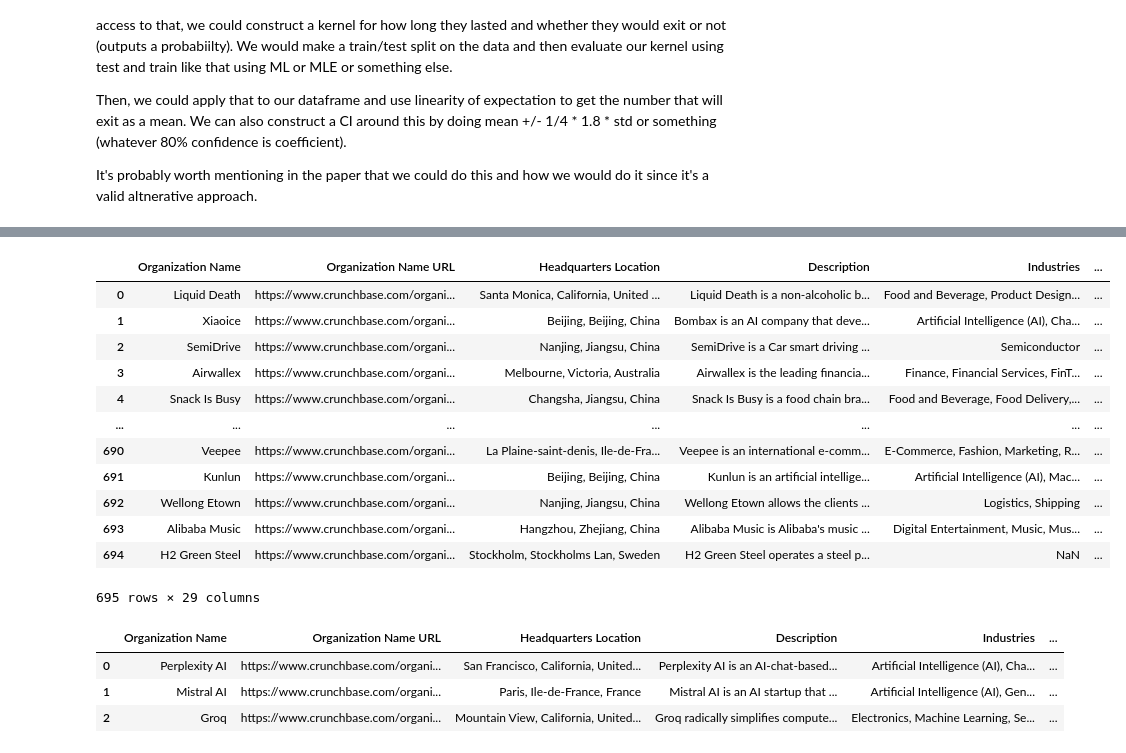
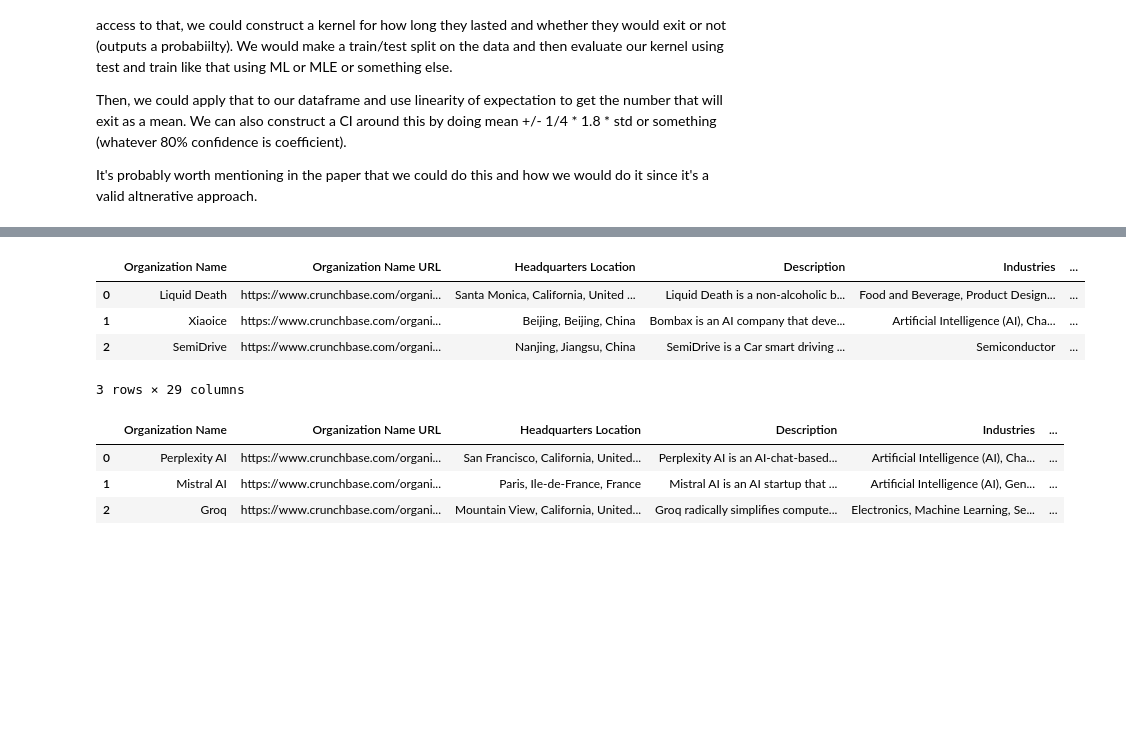
Before and after one commit to vktennis/STAT-165-Project, a Jupyter notebook: final project.ipynb, the cells around one changed output, grey strips where cells are left out. Drawn from its saved outputs; the diff is of its cells as text; code cells hidden in the pictures; blank space fills up the shorter version.

```diff
--- a/final project.ipynb
+++ b/final project.ipynb
@@ -286,21 +279,13 @@ current_df
 # %%
 df_g20k = pd.read_csv('current-unicorns-rank-greater-than-20k.csv')
 # %%
-df_g20k
+df_g20k.head(3)
 # %% [output]
 |  | Organization Name | Organization Name URL | Headquarters Location | Description | Industries | ... |
 | 0 | Liquid Death | https://www.crunchbase.com/organi... | Santa Monica, California, United ... | Liquid Death is a non-alcoholic b... | Food and Beverage, Product Design... | ... |
 | 1 | Xiaoice | https://www.crunchbase.com/organi... | Beijing, Beijing, China | Bombax is an AI company that deve... | Artificial Intelligence (AI), Cha... | ... |
 | 2 | SemiDrive | https://www.crunchbase.com/organi... | Nanjing, Jiangsu, China | SemiDrive is a Car smart driving ... | Semiconductor | ... |
-| 3 | Airwallex | https://www.crunchbase.com/organi... | Melbourne, Victoria, Australia | Airwallex is the leading financia... | Finance, Financial Services, FinT... | ... |
-| 4 | Snack Is Busy | https://www.crunchbase.com/organi... | Changsha, Jiangsu, China | Snack Is Busy is a food chain bra... | Food and Beverage, Food Delivery,... | ... |
-| ... | ... | ... | ... | ... | ... | ... |
-| 690 | Veepee | https://www.crunchbase.com/organi... | La Plaine-saint-denis, Ile-de-Fra... | Veepee is an international e-comm... | E-Commerce, Fashion, Marketing, R... | ... |
-| 691 | Kunlun | https://www.crunchbase.com/organi... | Beijing, Beijing, China | Kunlun is an artificial intellige... | Artificial Intelligence (AI), Mac... | ... |
-| 692 | Wellong Etown | https://www.crunchbase.com/organi... | Nanjing, Jiangsu, China | Wellong Etown allows the clients ... | Logistics, Shipping | ... |
-| 693 | Alibaba Music | https://www.crunchbase.com/organi... | Hangzhou, Zhejiang, China | Alibaba Music is Alibaba's music ... | Digital Entertainment, Music, Mus... | ... |
-| 694 | H2 Green Steel | https://www.crunchbase.com/organi... | Stockholm, Stockholms Lan, Sweden | H2 Green Steel operates a steel p... | NaN | ... |
-695 rows × 29 columns
+3 rows × 29 columns
 # %%
 df_l20k = pd.read_csv('current-unicorns-rank-less-than-20k.csv')
 # %%
```
Also changed, not shown: parts of 1 cell of this notebook.
